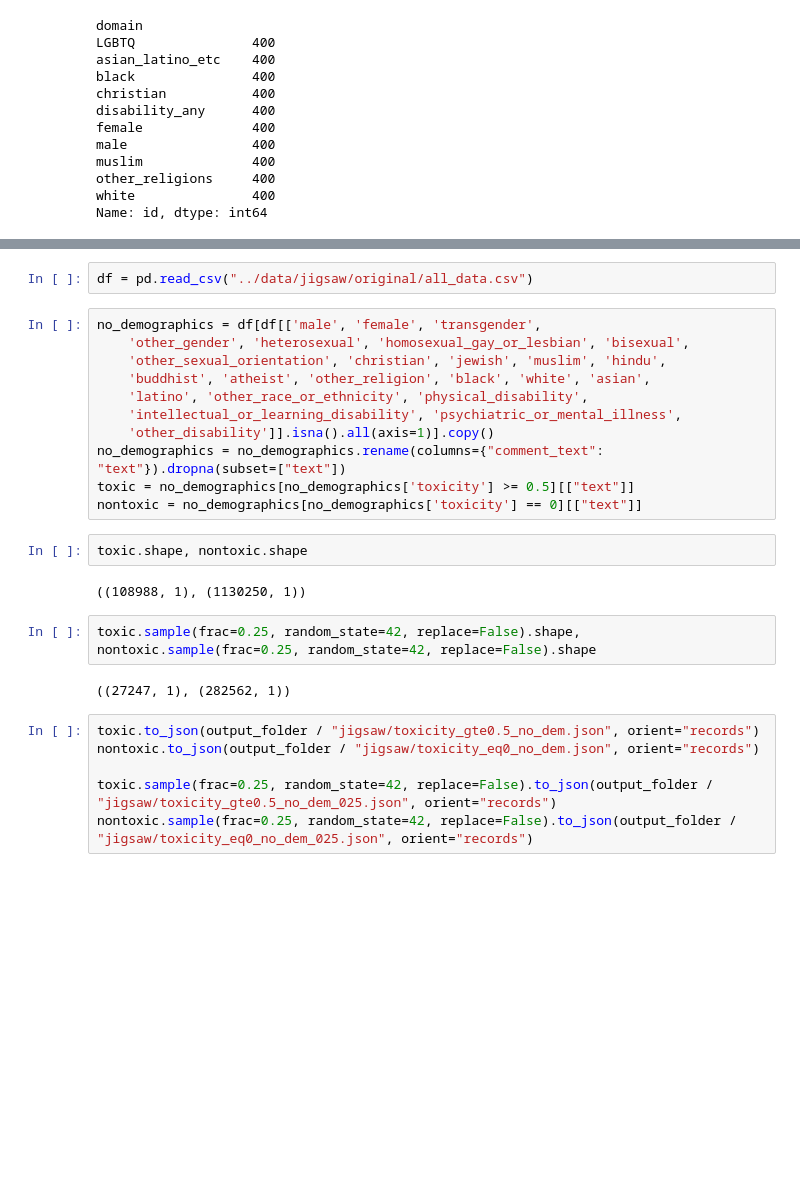
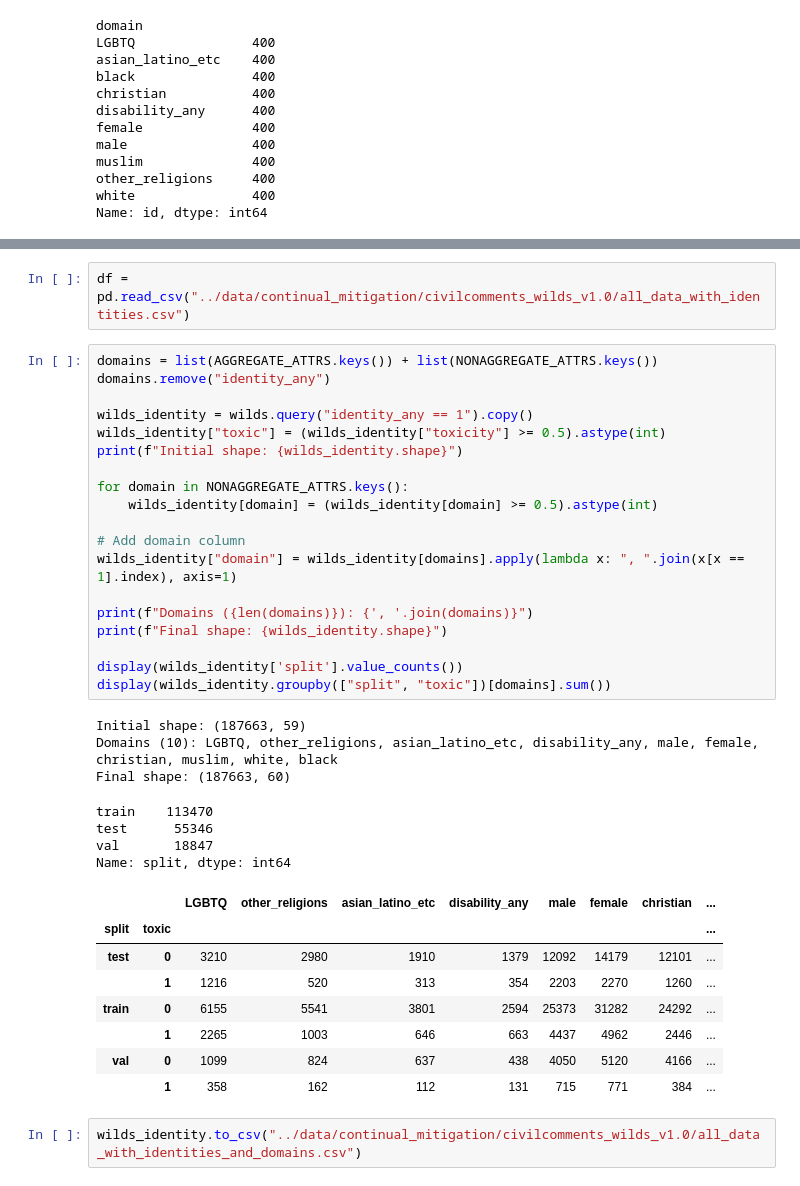
Before and after one commit to luizapozzobon/goodtriever-pt, a Jupyter notebook: continual_learning/00_data_prep.ipynb, the cells around one changed output, grey strips where cells are left out. Saved outputs shown, nothing was run; the diff lists cells and outputs as text; blank space fills up the shorter version.

```diff
--- a/continual_learning/00_data_prep.ipynb
+++ b/continual_learning/00_data_prep.ipynb
@@ -379,27 +396,39 @@ Name: id, dtype: int64
 # %%
-df = pd.read_csv("../data/jigsaw/original/all_data.csv")
+df = pd.read_csv("../data/continual_mitigation/civilcomments_wilds_v1.0/all_data_with_identities.csv")
-# %%
-no_demographics = df[df[['male', 'female', 'transgender',
-    'other_gender', 'heterosexual', 'homosexual_gay_or_lesbian', 'bisexual',
-    'other_sexual_orientation', 'christian', 'jewish', 'muslim', 'hindu',
-    'buddhist', 'atheist', 'other_religion', 'black', 'white', 'asian',
-    'latino', 'other_race_or_ethnicity', 'physical_disability',
-    'intellectual_or_learning_disability', 'psychiatric_or_mental_illness',
-    'other_disability']].isna().all(axis=1)].copy()
-no_demographics = no_demographics.rename(columns={"comment_text": "text"}).dropna(subset=["text"])
-toxic = no_demographics[no_demographics['toxicity'] >= 0.5][["text"]]
-nontoxic = no_demographics[no_demographics['toxicity'] == 0][["text"]]
-# %%
-toxic.shape, nontoxic.shape
-# %% [output]
-((108988, 1), (1130250, 1))
-# %%
-toxic.sample(frac=0.25, random_state=42, replace=False).shape, nontoxic.sample(frac=0.25, random_state=42, replace=False).shape
-# %% [output]
-((27247, 1), (282562, 1))
-# %%
-toxic.to_json(output_folder / "jigsaw/toxicity_gte0.5_no_dem.json", orient="records")
-nontoxic.to_json(output_folder / "jigsaw/toxicity_eq0_no_dem.json", orient="records")
-
-toxic.sample(frac=0.25, random_state=42, replace=False).to_json(output_folder / "jigsaw/toxicity_gte0.5_no_dem_025.json", orient="records")
-nontoxic.sample(frac=0.25, random_state=42, replace=False).to_json(output_folder / "jigsaw/toxicity_eq0_no_dem_025.json", orient="records")
+# %%
+domains = list(AGGREGATE_ATTRS.keys()) + list(NONAGGREGATE_ATTRS.keys())
+domains.remove("identity_any")
+
+wilds_identity = wilds.query("identity_any == 1").copy()
+wilds_identity["toxic"] = (wilds_identity["toxicity"] >= 0.5).astype(int)
+print(f"Initial shape: {wilds_identity.shape}")
+
+for domain in NONAGGREGATE_ATTRS.keys():
+    wilds_identity[domain] = (wilds_identity[domain] >= 0.5).astype(int)
+
+# Add domain column
+wilds_identity["domain"] = wilds_identity[domains].apply(lambda x: ", ".join(x[x == 1].index), axis=1)
+
+print(f"Domains ({len(domains)}): {', '.join(domains)}")
+print(f"Final shape: {wilds_identity.shape}")
+
+display(wilds_identity['split'].value_counts())
+display(wilds_identity.groupby(["split", "toxic"])[domains].sum())
+# %% [output]
+Initial shape: (187663, 59)
+Domains (10): LGBTQ, other_religions, asian_latino_etc, disability_any, male, female, christian, muslim, white, black
+Final shape: (187663, 60)
+train    113470
+test      55346
+val       18847
+Name: split, dtype: int64
+|  |  | LGBTQ | other_religions | asian_latino_etc | disability_any | male | female | christian | ... |
+| split | toxic |  |  |  |  |  |  |  | ... |
+| test | 0 | 3210 | 2980 | 1910 | 1379 | 12092 | 14179 | 12101 | ... |
+|  | 1 | 1216 | 520 | 313 | 354 | 2203 | 2270 | 1260 | ... |
+| train | 0 | 6155 | 5541 | 3801 | 2594 | 25373 | 31282 | 24292 | ... |
+|  | 1 | 2265 | 1003 | 646 | 663 | 4437 | 4962 | 2446 | ... |
+| val | 0 | 1099 | 824 | 637 | 438 | 4050 | 5120 | 4166 | ... |
+|  | 1 | 358 | 162 | 112 | 131 | 715 | 771 | 384 | ... |
+# %%
+wilds_identity.to_csv("../data/continual_mitigation/civilcomments_wilds_v1.0/all_data_with_identities_and_domains.csv")
```
Also changed, not shown: parts of 7 cells of this notebook, 1 other file.
